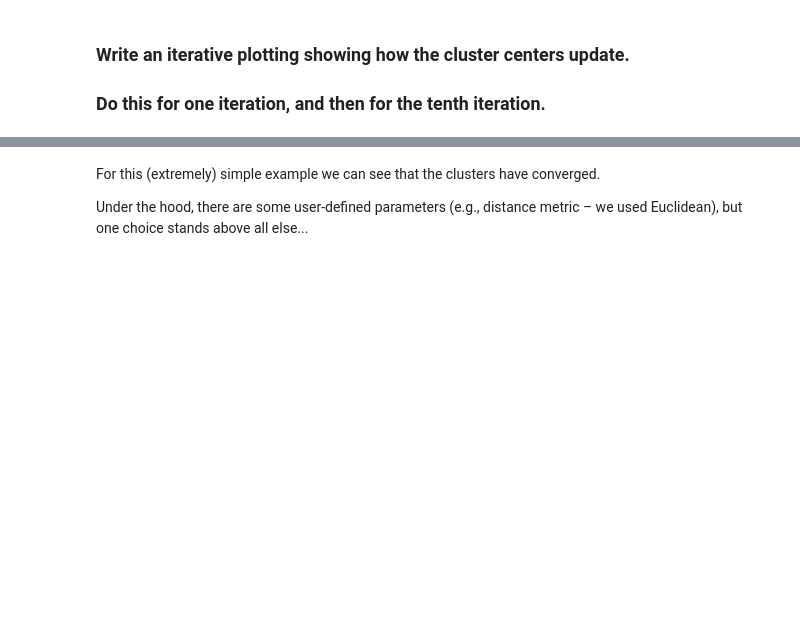
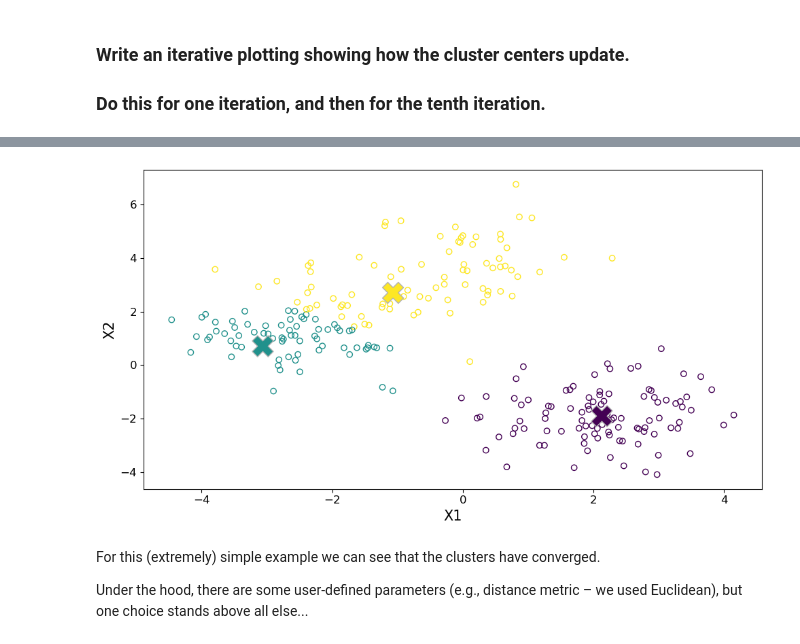
Before and after one commit to ullas-bhat/Session-23, a Jupyter notebook: orientation/DSFP_Session_23_ML_Orientation_problem_version.ipynb, the cells around one changed output, grey strips where cells are left out. Saved outputs shown, nothing was run; the diff lists cells and outputs as text; code cells hidden in the pictures; blank space fills up the shorter version.

```diff
--- a/orientation/DSFP_Session_23_ML_Orientation_problem_version.ipynb
+++ b/orientation/DSFP_Session_23_ML_Orientation_problem_version.ipynb
@@ -158,7 +200,10 @@ def kmeans1(ax, X=X, fs=15):
 # %%
 fig, ax = plt.subplots(figsize=(10,5.5))
 # fill in
+kmeans1(ax)
 fig.tight_layout()
+# %% [output]
+[figure, added]
 # %%
 center = []
 center.append()
```
Also changed, not shown: parts of 18 cells of this notebook, 1 other file.
